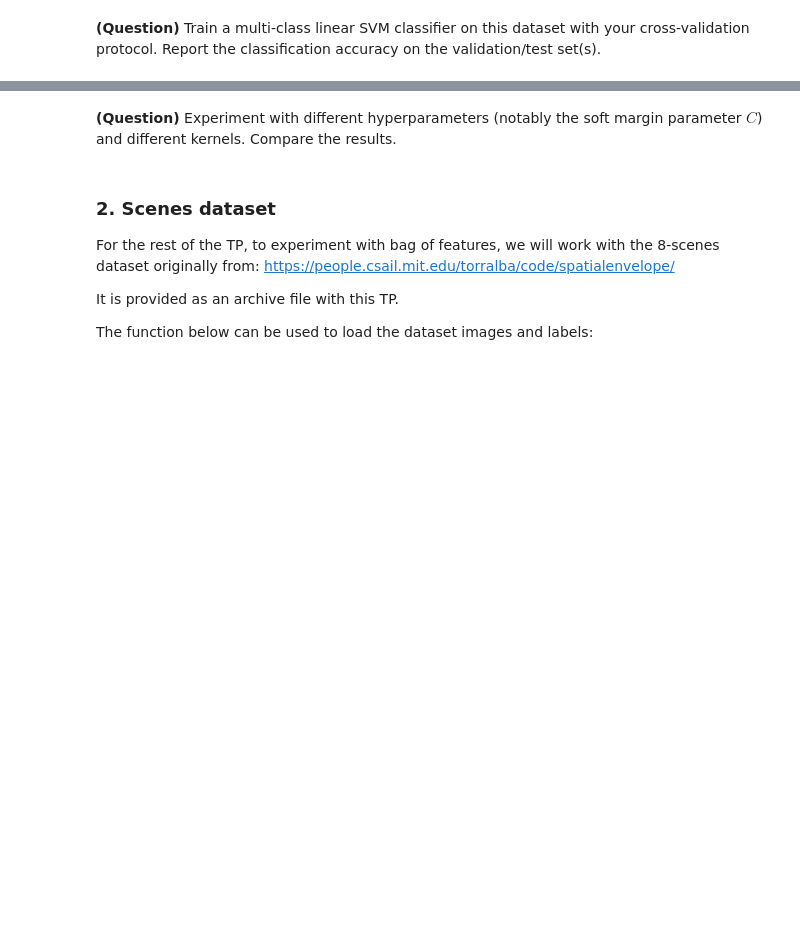
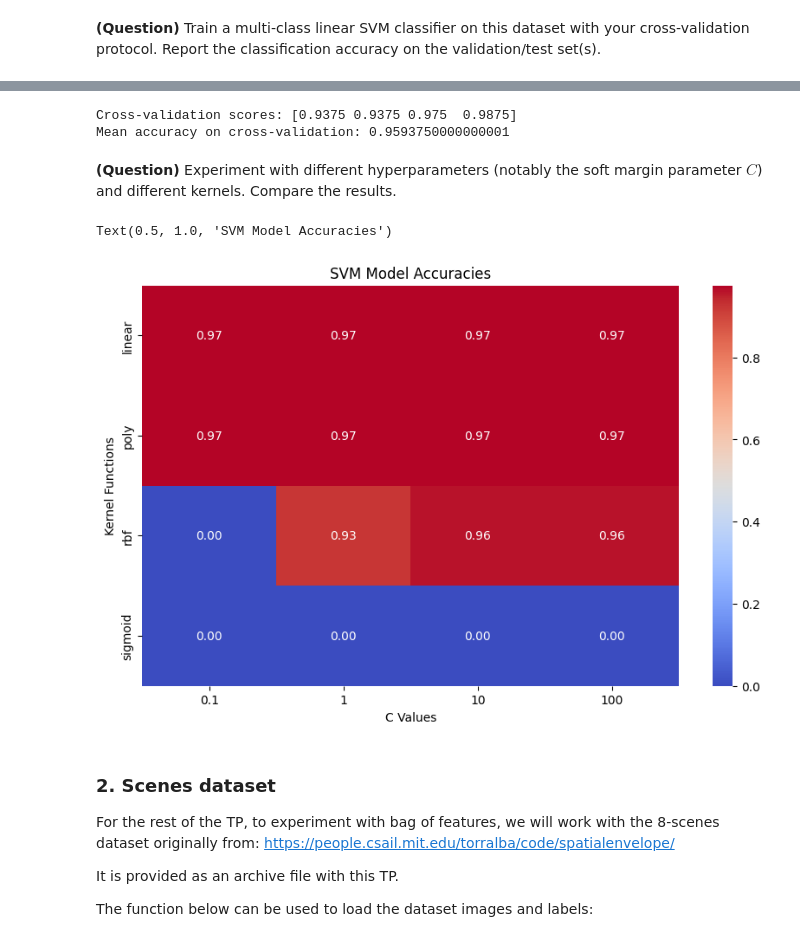
Before and after one commit to FaroukSoufary/IS318-Machine-Learning, a Jupyter notebook: ml-tp3.ipynb, the cells around one changed output, grey strips where cells are left out. Drawn from its saved outputs; the diff is of its cells as text; code cells hidden in the pictures; blank space fills up the shorter version.

```diff
--- a/ml-tp3.ipynb
+++ b/ml-tp3.ipynb
@@ -26,15 +26,11 @@ olivetti_faces_dataset = sklearn.datasets.fetch_olivetti_faces()
 *Hint*: take a look at the `sklearn.model_selection` module.
 # %%
 # YOUR CODE HERE
+from sklearn.model_selection import cross_val_score, train_test_split
 
-from sklearn.model_selection import cross_val_score
-
-flattened_imgs = olivetti_faces_dataset['data']
-images = olivetti_faces_dataset['images']
-labels =  olivetti_faces_dataset['target']
-
-X = flattened_imgs
-y = labels
+X = olivetti_faces_dataset.data
+y = olivetti_faces_dataset.target
 
 
-X_tr, X_test, y_tr, y_test = sklearn.model_selection.train_test_split(X, y, test_size=0.2, random_state=0)
+
+print(X.shape, y.shape)
@@ -40,0 +39,6 @@ X_tr, X_test, y_tr, y_test = sklearn.model_selection.train_test_split(X, y, test
+# %%
+
+X_train, X_test, y_train, y_test = train_test_split(X, y, test_size=0.2, random_state=42)
+
+print(X_train.shape, y_train.shape)
+print(X_test.shape, y_test.shape)
@@ -80,7 +63,41 @@ None
+# %%
+cv_scores = cross_val_score(model, X_train, y_train, cv=4)
+
+
+print("Cross-validation scores:", cv_scores)
+print("Mean accuracy on cross-validation:", cv_scores.mean())
+# %% [output]
+Cross-validation scores: [0.9375 0.9375 0.975  0.9875]
+Mean accuracy on cross-validation: 0.9593750000000001
 # %% [markdown]
 **(Question)** Experiment with different hyperparameters (notably the soft margin parameter $C$) and different kernels. Compare the results.
 # %%
 # YOUR CODE HERE
+import numpy as np
+import matplotlib.pyplot as plt
+import seaborn as sns
+
+kernels = ['linear', 'poly', 'rbf', 'sigmoid']
+
+c_values = [0.1, 1, 10, 100]
+
+accs = np.zeros((len(kernels), len(c_values)))
+
+for i in range(len(kernels)):
+    for j in range(len(c_values)):
+        model = SVC(kernel=kernels[i], C=c_values[j])
+        model.fit(X_train, y_train)
+        accs[i][j] = model.score(X_test, y_test)
+
+plt.figure(figsize=(10, 6))
+sns.heatmap(accs, annot=True, fmt='.2f', cmap='coolwarm', xticklabels=c_values, yticklabels=kernels)
+
+plt.xlabel('C Values')
+plt.ylabel('Kernel Functions')
+plt.title('SVM Model Accuracies')
+# %% [output]
+Text(0.5, 1.0, 'SVM Model Accuracies')
+[figure, added]
 # %% [markdown]
 ### 2. Scenes dataset
 
```
Also changed, not shown: parts of 20 cells of this notebook.
